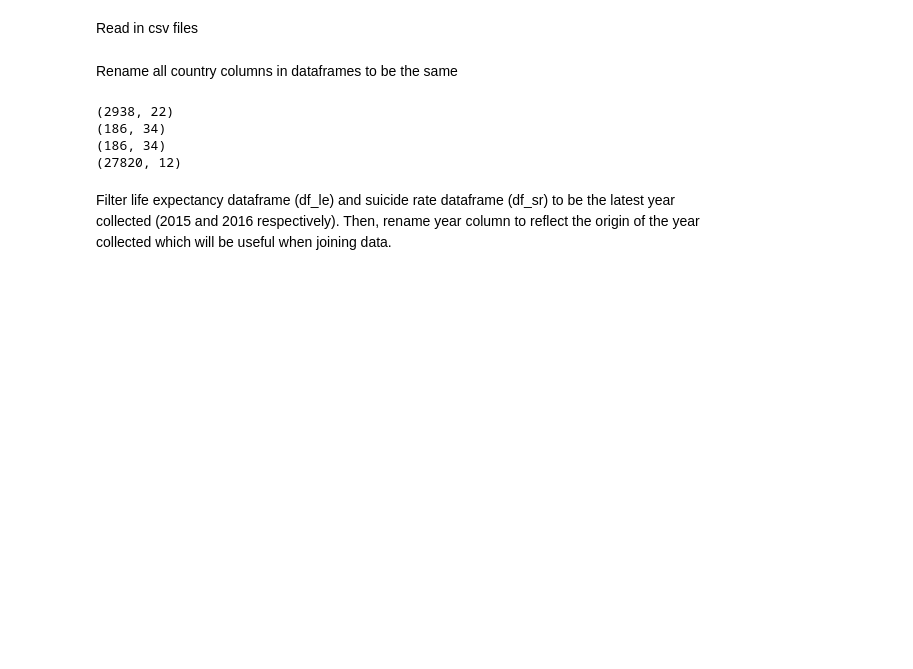
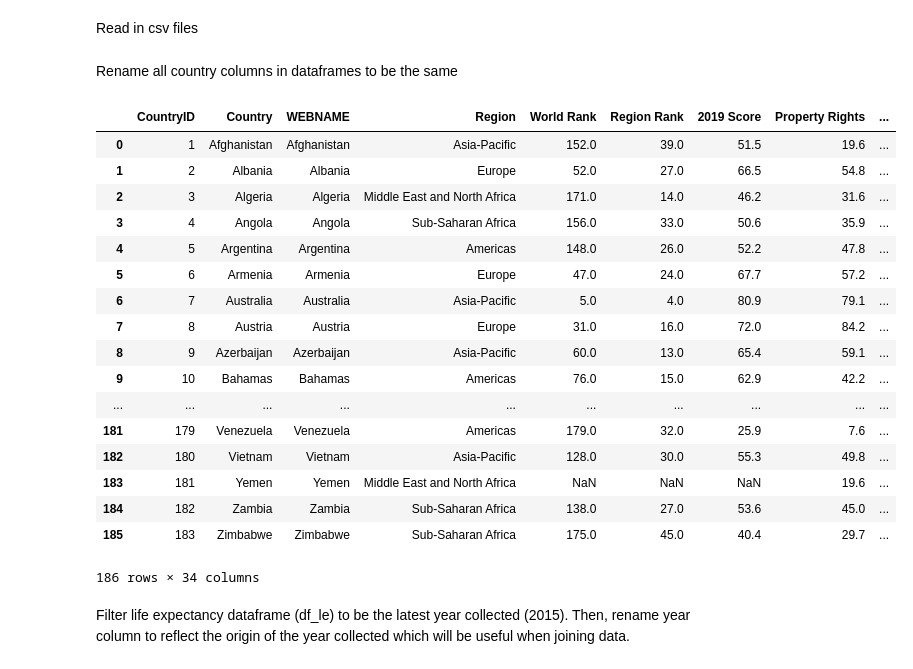
Before and after one commit to beckah/Data-Science-Blog-Post, a Jupyter notebook: Data Exploration.ipynb, the cells around one changed output. Saved outputs shown, nothing was run; the diff lists cells and outputs as text; code cells hidden in the pictures; blank space fills up the shorter version.

Commit message:
Remove suicide rate data as latest year (2016) only captures 16 countries

```diff
--- a/Data Exploration.ipynb
+++ b/Data Exploration.ipynb
@@ -22,19 +21,27 @@ Rename all country columns in dataframes to be the same
 # %%
 df_le.rename(columns={"Country": "Country"})
 df_h.rename(columns={"Country Name": "Country"})
 df_ef.rename(columns={"Country Name": "Country"})
-df_sr.rename(columns={"country": "Country"})
-
-print(df_le.shape)
-print(df_h.shape)
-print(df_ef.shape)
-print(df_sr.shape)
 # %% [output]
+|  | CountryID | Country | WEBNAME | Region | World Rank | Region Rank | 2019 Score | Property Rights | ... |
+| 0 | 1 | Afghanistan | Afghanistan | Asia-Pacific | 152.0 | 39.0 | 51.5 | 19.6 | ... |
+| 1 | 2 | Albania | Albania | Europe | 52.0 | 27.0 | 66.5 | 54.8 | ... |
+| 2 | 3 | Algeria | Algeria | Middle East and North Africa | 171.0 | 14.0 | 46.2 | 31.6 | ... |
+| 3 | 4 | Angola | Angola | Sub-Saharan Africa | 156.0 | 33.0 | 50.6 | 35.9 | ... |
+| 4 | 5 | Argentina | Argentina | Americas | 148.0 | 26.0 | 52.2 | 47.8 | ... |
+| 5 | 6 | Armenia | Armenia | Europe | 47.0 | 24.0 | 67.7 | 57.2 | ... |
+| 6 | 7 | Australia | Australia | Asia-Pacific | 5.0 | 4.0 | 80.9 | 79.1 | ... |
+| 7 | 8 | Austria | Austria | Europe | 31.0 | 16.0 | 72.0 | 84.2 | ... |
+| 8 | 9 | Azerbaijan | Azerbaijan | Asia-Pacific | 60.0 | 13.0 | 65.4 | 59.1 | ... |
+| 9 | 10 | Bahamas | Bahamas | Americas | 76.0 | 15.0 | 62.9 | 42.2 | ... |
+| ... | ... | ... | ... | ... | ... | ... | ... | ... | ... |
+| 181 | 179 | Venezuela | Venezuela | Americas | 179.0 | 32.0 | 25.9 | 7.6 | ... |
+| 182 | 180 | Vietnam | Vietnam | Asia-Pacific | 128.0 | 30.0 | 55.3 | 49.8 | ... |
+| 183 | 181 | Yemen | Yemen | Middle East and North Africa | NaN | NaN | NaN | 19.6 | ... |
+| 184 | 182 | Zambia | Zambia | Sub-Saharan Africa | 138.0 | 27.0 | 53.6 | 45.0 | ... |
+| 185 | 183 | Zimbabwe | Zimbabwe | Sub-Saharan Africa | 175.0 | 45.0 | 40.4 | 29.7 | ... |
-(2938, 22)
-(186, 34)
-(186, 34)
-(27820, 12)
+186 rows × 34 columns
 # %% [markdown]
-Filter life expectancy dataframe (df_le) and suicide rate dataframe (df_sr) to be the latest year collected (2015 and 2016 respectively). Then, rename year column to reflect the origin of the year collected which will be useful when joining data.
+Filter life expectancy dataframe (df_le) to be the latest year collected (2015). Then, rename year column to reflect the origin of the year collected which will be useful when joining data.
 # %%
 df_le = df_le[df_le['Year'] == 2015]
```
Also changed, not shown: parts of 2 cells of this notebook, 1 other file.
